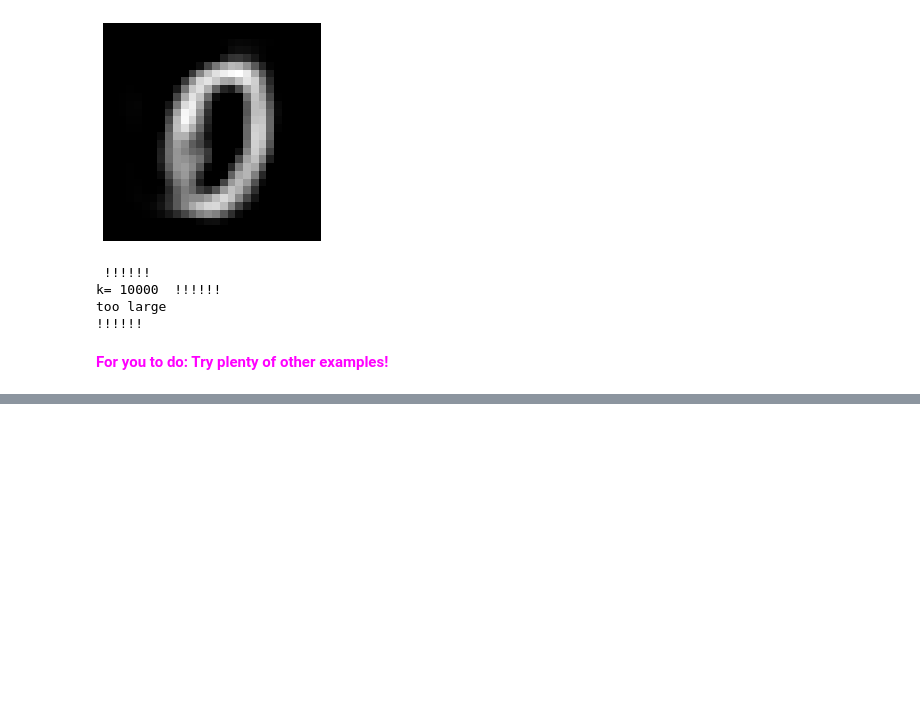
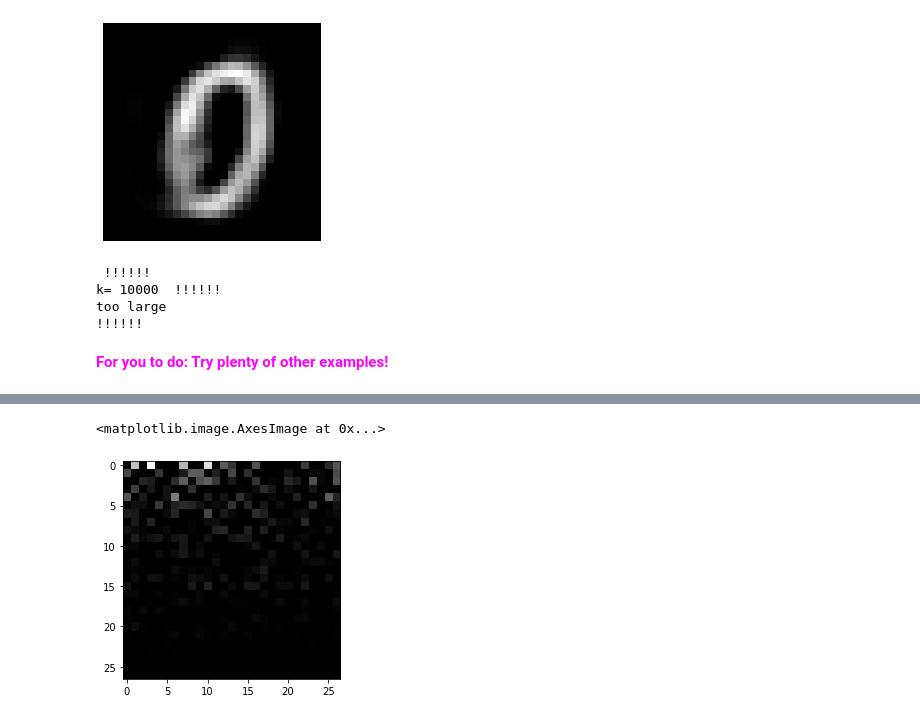
Before and after one commit to priolastro/data_sc, a Jupyter notebook: PCA/PCA_MNIST.ipynb, the cells around one changed output, grey strips where cells are left out. Cells and saved outputs as stored; diff of their text form; code cells hidden in the pictures; blank space fills up the shorter version.

```diff
--- a/PCA/PCA_MNIST.ipynb
+++ b/PCA/PCA_MNIST.ipynb
@@ -186,0 +225,10 @@ too large
+# %%
+digit = data[2,:,]
+# for i in range(729):
+#     digit[i] = max(0.0, digit[i])
+#     digit[i] = min(255.0, digit[i])
+plt.imshow(digit.reshape((27,27), order='A'), cmap=plt.cm.gray)
+# plt.show/()
+# %% [output]
+<matplotlib.image.AxesImage at 0x...>
+[figure, added]
```
Also changed, not shown: parts of 9 cells of this notebook, 16 other files.
